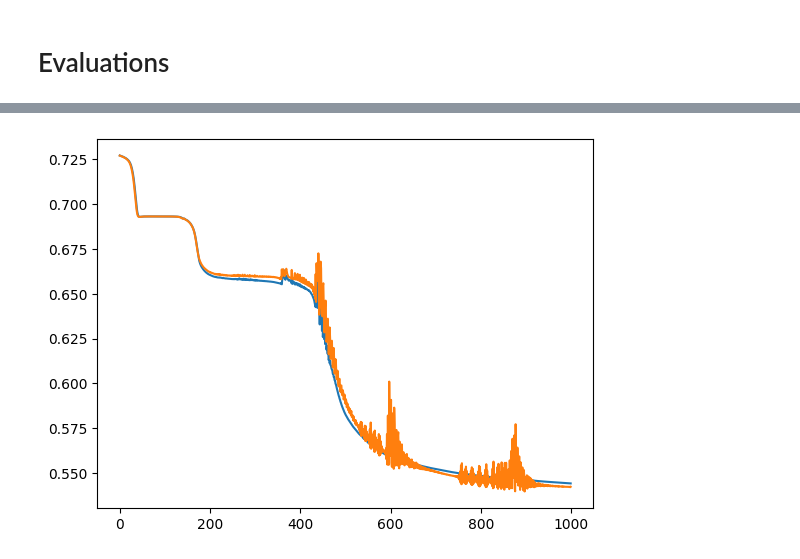
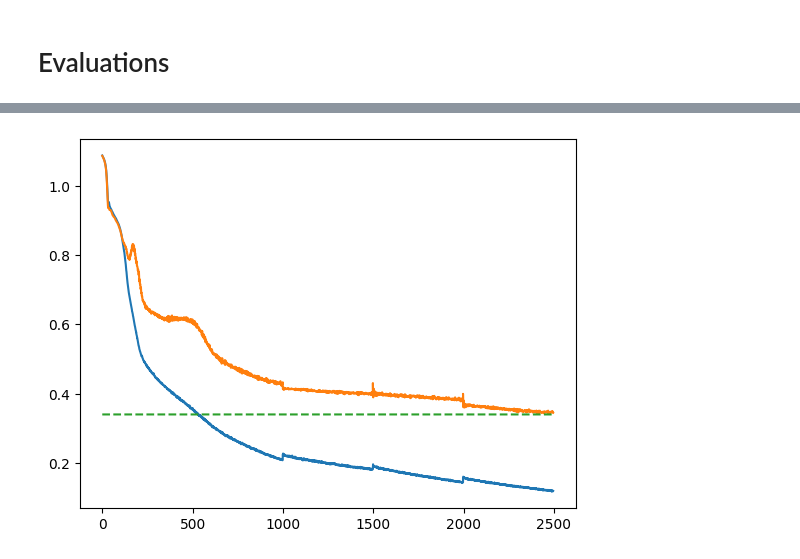
Before and after one commit to jpelayx/nlp, a Jupyter notebook: model.ipynb, the cells around one changed output, grey strips where cells are left out. Drawn from its saved outputs; the diff is of its cells as text; code cells hidden in the pictures.

Commit message:
[wip] architecture experiments

```diff
--- a/model.ipynb
+++ b/model.ipynb
@@ -268,3 +239,0 @@ print(recall_score(res['y_true'], res['y_pred_bin']))
-# %%
-train = pd.read_csv('out1-train_losses.csv')
-train
@@ -284,0 +297,19 @@ train
+# %%
+base = 'multiclass4'
+max_cont = 3
+experiments = [f'{base}', f'{base}_cont'] + [f'{base}_cont{n}' for n in range(1,max_cont+1)]
+# experiments = None
+if experiments is None:
+    train = pd.read_csv(f'{experiment}-train_losses.csv')
+else:
+    train = pd.read_csv(f'{experiments[0]}-train_losses.csv')
+    for exp in experiments[1:]:
+        partial = pd.read_csv(f'{exp}-train_losses.csv')
+        partial['epoch'] = partial['epoch'] + train['epoch'].tail(1).item()
+        epoch = np.concatenate([train['epoch'], partial['epoch']])
+        train_loss = np.concatenate([train['train loss'], partial['train loss']])
+        val_loss = np.concatenate([train['val loss'], partial['val loss']])
+        train = pd.DataFrame({'epoch':epoch,
+                              'train loss': train_loss,
+                              'val loss': val_loss})
+train
@@ -285,6 +339,8 @@ train
 # %%
 plt.plot(train['epoch'], train['train loss'])
 plt.plot(train['epoch'], train['val loss'])
+plt.plot(train['epoch'], 0.34*np.ones(len(train['epoch'])), '--')
+# plt.vlines([150, 300], 0.21, 1.1)
 plt.show()
 # %% [output]
-[figure, old version]
+[figure, new version]
```
Also changed, not shown: parts of 12 cells of this notebook, 1 other file.
